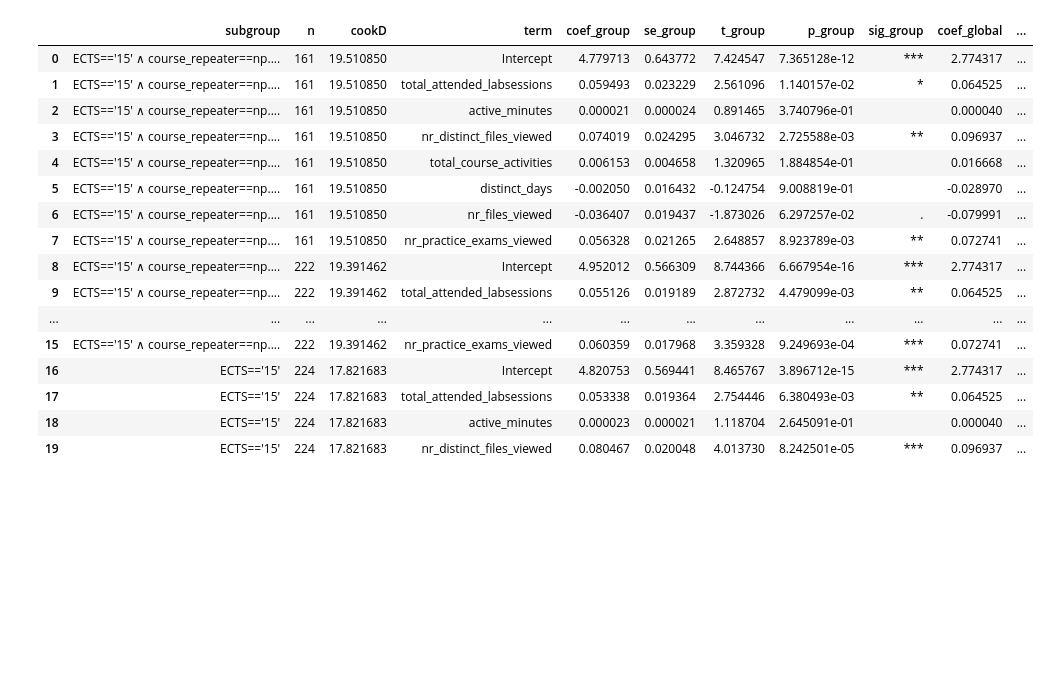
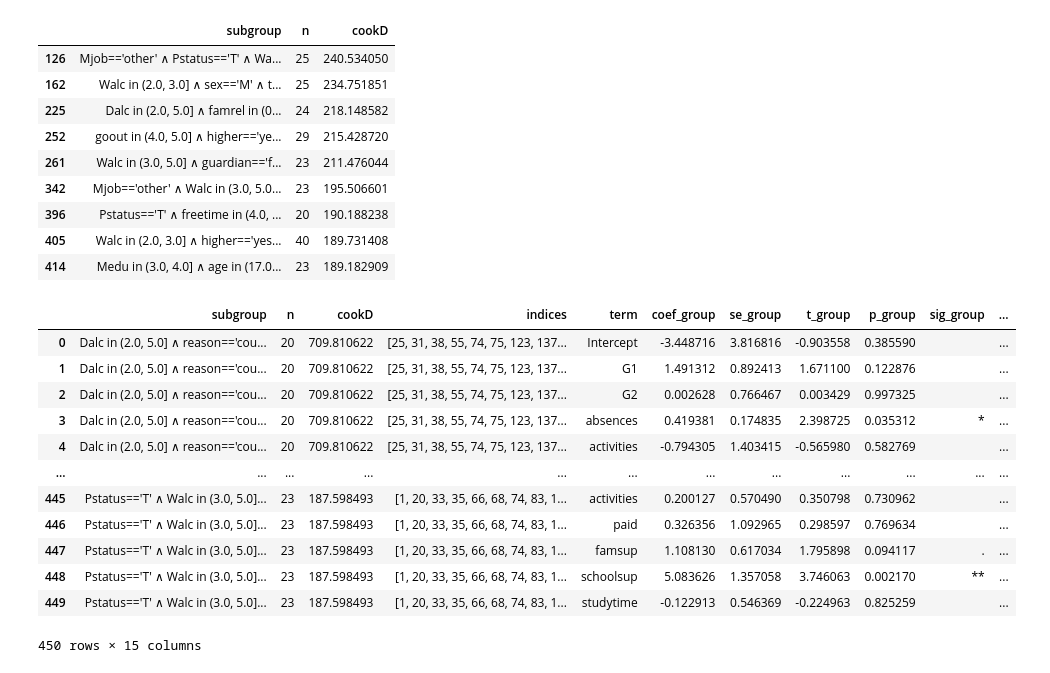
Before and after one commit to TvanGorcum/EMM_Group_4, a Jupyter notebook: results_inspector.ipynb, the cells around one changed output. Cells and saved outputs as stored; diff of their text form; code cells hidden in the pictures; blank space fills up the shorter version.

```diff
--- a/results_inspector.ipynb
+++ b/results_inspector.ipynb
@@ -78,22 +77,31 @@ df_individual[cols]
 # %%
-subgroup_linear_models = pd.read_csv("results/subgroup_linear_models1.csv")
+subgroup_linear_models = pd.read_csv("results/subgroup_portuguese_linear.csv")
 # %%
-subgroup_linear_models.head(20)
+subgroup_linear_models[['subgroup', 'n', 'cookD']].drop_duplicates().iloc[[14, 18, 25, 28, 29, 38, 44, 45, 46]]#[8,9, 27, 28, 41, 47]]
 # %% [output]
-|  | subgroup | n | cookD | term | coef_group | se_group | t_group | p_group | sig_group | coef_global | ... |
-| 0 | ECTS=='15' ∧ course_repeater==np.... | 161 | 19.510850 | Intercept | 4.779713 | 0.643772 | 7.424547 | 7.365128e-12 | *** | 2.774317 | ... |
-| 1 | ECTS=='15' ∧ course_repeater==np.... | 161 | 19.510850 | total_attended_labsessions | 0.059493 | 0.023229 | 2.561096 | 1.140157e-02 | * | 0.064525 | ... |
-| 2 | ECTS=='15' ∧ course_repeater==np.... | 161 | 19.510850 | active_minutes | 0.000021 | 0.000024 | 0.891465 | 3.740796e-01 |  | 0.000040 | ... |
-| 3 | ECTS=='15' ∧ course_repeater==np.... | 161 | 19.510850 | nr_distinct_files_viewed | 0.074019 | 0.024295 | 3.046732 | 2.725588e-03 | ** | 0.096937 | ... |
-| 4 | ECTS=='15' ∧ course_repeater==np.... | 161 | 19.510850 | total_course_activities | 0.006153 | 0.004658 | 1.320965 | 1.884854e-01 |  | 0.016668 | ... |
-| 5 | ECTS=='15' ∧ course_repeater==np.... | 161 | 19.510850 | distinct_days | -0.002050 | 0.016432 | -0.124754 | 9.008819e-01 |  | -0.028970 | ... |
-| 6 | ECTS=='15' ∧ course_repeater==np.... | 161 | 19.510850 | nr_files_viewed | -0.036407 | 0.019437 | -1.873026 | 6.297257e-02 | . | -0.079991 | ... |
-| 7 | ECTS=='15' ∧ course_repeater==np.... | 161 | 19.510850 | nr_practice_exams_viewed | 0.056328 | 0.021265 | 2.648857 | 8.923789e-03 | ** | 0.072741 | ... |
-| 8 | ECTS=='15' ∧ course_repeater==np.... | 222 | 19.391462 | Intercept | 4.952012 | 0.566309 | 8.744366 | 6.667954e-16 | *** | 2.774317 | ... |
-| 9 | ECTS=='15' ∧ course_repeater==np.... | 222 | 19.391462 | total_attended_labsessions | 0.055126 | 0.019189 | 2.872732 | 4.479099e-03 | ** | 0.064525 | ... |
-| ... | ... | ... | ... | ... | ... | ... | ... | ... | ... | ... | ... |
-| 15 | ECTS=='15' ∧ course_repeater==np.... | 222 | 19.391462 | nr_practice_exams_viewed | 0.060359 | 0.017968 | 3.359328 | 9.249693e-04 | *** | 0.072741 | ... |
-| 16 | ECTS=='15' | 224 | 17.821683 | Intercept | 4.820753 | 0.569441 | 8.465767 | 3.896712e-15 | *** | 2.774317 | ... |
-| 17 | ECTS=='15' | 224 | 17.821683 | total_attended_labsessions | 0.053338 | 0.019364 | 2.754446 | 6.380493e-03 | ** | 0.064525 | ... |
-| 18 | ECTS=='15' | 224 | 17.821683 | active_minutes | 0.000023 | 0.000021 | 1.118704 | 2.645091e-01 |  | 0.000040 | ... |
-| 19 | ECTS=='15' | 224 | 17.821683 | nr_distinct_files_viewed | 0.080467 | 0.020048 | 4.013730 | 8.242501e-05 | *** | 0.096937 | ... |
+|  | subgroup | n | cookD |
+| 126 | Mjob=='other' ∧ Pstatus=='T' ∧ Wa... | 25 | 240.534050 |
+| 162 | Walc in (2.0, 3.0] ∧ sex=='M' ∧ t... | 25 | 234.751851 |
+| 225 | Dalc in (2.0, 5.0] ∧ famrel in (0... | 24 | 218.148582 |
+| 252 | goout in (4.0, 5.0] ∧ higher=='ye... | 29 | 215.428720 |
+| 261 | Walc in (3.0, 5.0] ∧ guardian=='f... | 23 | 211.476044 |
+| 342 | Mjob=='other' ∧ Walc in (3.0, 5.0... | 23 | 195.506601 |
+| 396 | Pstatus=='T' ∧ freetime in (4.0, ... | 20 | 190.188238 |
+| 405 | Walc in (2.0, 3.0] ∧ higher=='yes... | 40 | 189.731408 |
+| 414 | Medu in (3.0, 4.0] ∧ age in (17.0... | 23 | 189.182909 |
+# %%
+subgroup_linear_models
+# %% [output]
+|  | subgroup | n | cookD | indices | term | coef_group | se_group | t_group | p_group | sig_group | ... |
+| 0 | Dalc in (2.0, 5.0] ∧ reason=='cou... | 20 | 709.810622 | [25, 31, 38, 55, 74, 75, 123, 137... | Intercept | -3.448716 | 3.816816 | -0.903558 | 0.385590 |  | ... |
+| 1 | Dalc in (2.0, 5.0] ∧ reason=='cou... | 20 | 709.810622 | [25, 31, 38, 55, 74, 75, 123, 137... | G1 | 1.491312 | 0.892413 | 1.671100 | 0.122876 |  | ... |
+| 2 | Dalc in (2.0, 5.0] ∧ reason=='cou... | 20 | 709.810622 | [25, 31, 38, 55, 74, 75, 123, 137... | G2 | 0.002628 | 0.766467 | 0.003429 | 0.997325 |  | ... |
+| 3 | Dalc in (2.0, 5.0] ∧ reason=='cou... | 20 | 709.810622 | [25, 31, 38, 55, 74, 75, 123, 137... | absences | 0.419381 | 0.174835 | 2.398725 | 0.035312 | * | ... |
+| 4 | Dalc in (2.0, 5.0] ∧ reason=='cou... | 20 | 709.810622 | [25, 31, 38, 55, 74, 75, 123, 137... | activities | -0.794305 | 1.403415 | -0.565980 | 0.582769 |  | ... |
+| ... | ... | ... | ... | ... | ... | ... | ... | ... | ... | ... | ... |
+| 445 | Pstatus=='T' ∧ Walc in (3.0, 5.0]... | 23 | 187.598493 | [1, 20, 33, 35, 66, 68, 74, 83, 1... | activities | 0.200127 | 0.570490 | 0.350798 | 0.730962 |  | ... |
+| 446 | Pstatus=='T' ∧ Walc in (3.0, 5.0]... | 23 | 187.598493 | [1, 20, 33, 35, 66, 68, 74, 83, 1... | paid | 0.326356 | 1.092965 | 0.298597 | 0.769634 |  | ... |
+| 447 | Pstatus=='T' ∧ Walc in (3.0, 5.0]... | 23 | 187.598493 | [1, 20, 33, 35, 66, 68, 74, 83, 1... | famsup | 1.108130 | 0.617034 | 1.795898 | 0.094117 | . | ... |
+| 448 | Pstatus=='T' ∧ Walc in (3.0, 5.0]... | 23 | 187.598493 | [1, 20, 33, 35, 66, 68, 74, 83, 1... | schoolsup | 5.083626 | 1.357058 | 3.746063 | 0.002170 | ** | ... |
+| 449 | Pstatus=='T' ∧ Walc in (3.0, 5.0]... | 23 | 187.598493 | [1, 20, 33, 35, 66, 68, 74, 83, 1... | studytime | -0.122913 | 0.546369 | -0.224963 | 0.825259 |  | ... |
+450 rows × 15 columns
```
Also changed, not shown: parts of 4 cells of this notebook, 18 other files.
